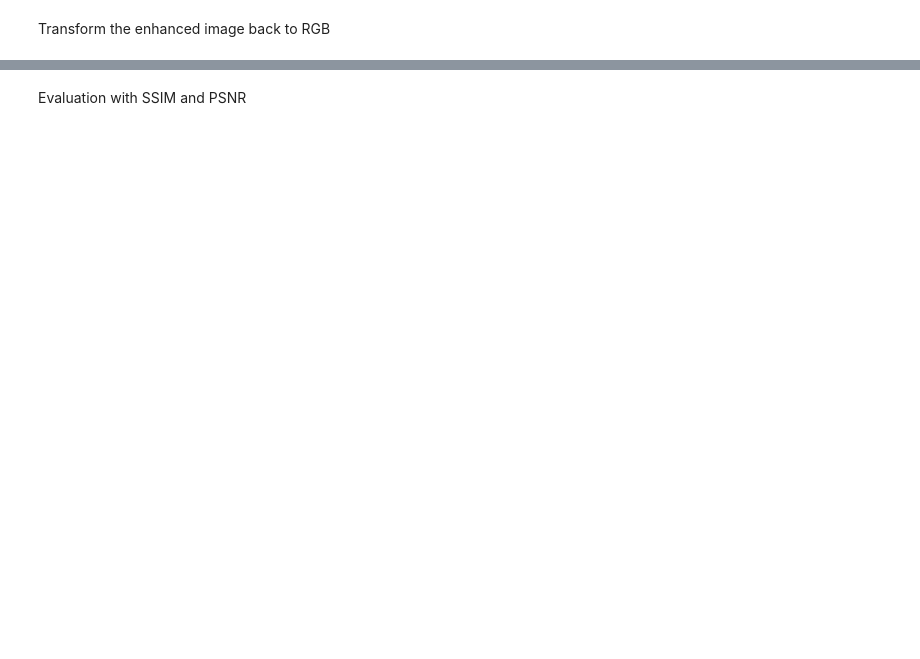
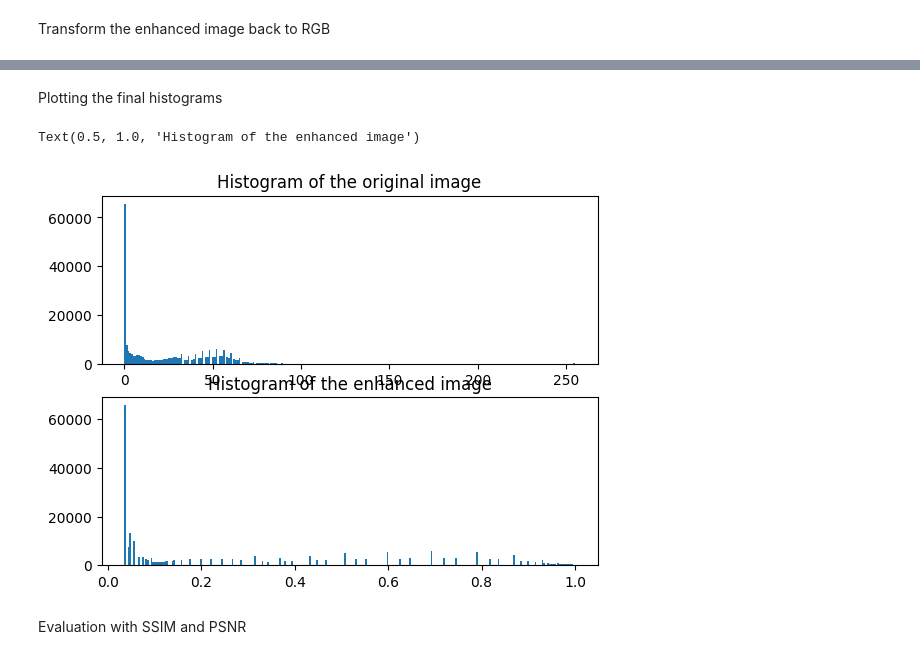
Before and after one commit to eaguiraud/34269_computer_imaging_and_spectroscopy, a Jupyter notebook: low_light_enhancement/BBHE.ipynb, the cells around one changed output, grey strips where cells are left out. Saved outputs shown, nothing was run; the diff lists cells and outputs as text; code cells hidden in the pictures; blank space fills up the shorter version.

```diff
--- a/low_light_enhancement/BBHE.ipynb
+++ b/low_light_enhancement/BBHE.ipynb
@@ -121,3 +124,21 @@ plt.axis("off")
+# %% [markdown]
+Plotting the final histograms
+# %%
+HSV_enh = rgb2hsv(im_enh)
+V_enh = HSV_enh[:, :, 2]
+
+plt.figure()
+
+plt.subplot(2, 1, 1)
+plt.hist(V.ravel(), bins = 256)
+plt.title("Histogram of the original image")
+
+plt.subplot(2, 1, 2)
+plt.hist(V_enh.ravel(), bins = 256)
+plt.title("Histogram of the enhanced image")
+# %% [output]
+Text(0.5, 1.0, 'Histogram of the enhanced image')
+[figure, added]
 # %% [markdown]
 Evaluation with SSIM and PSNR
 # %%
```
Also changed, not shown: parts of 5 cells of this notebook, 1 other file.
